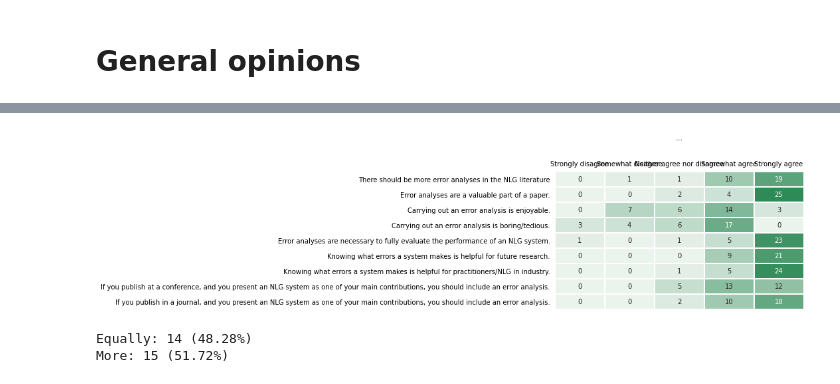
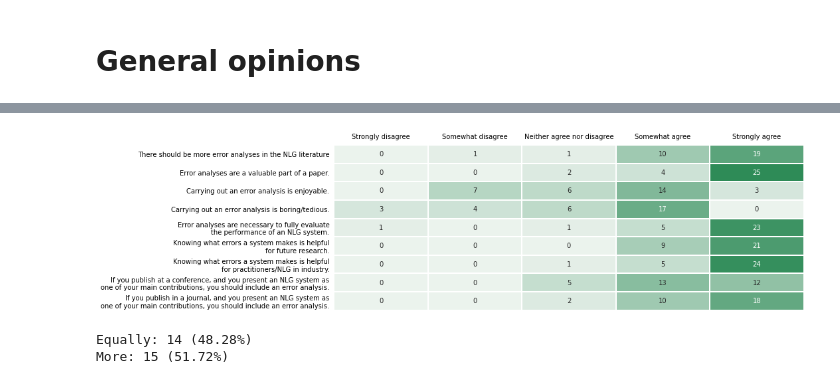
Before and after one commit to evanmiltenburg/ErrorAnalysisSurvey, a Jupyter notebook: Results/Analysis.ipynb, the cells around one changed output, grey strips where cells are left out. Drawn from its saved outputs; the diff is of its cells as text; code cells hidden in the pictures.

```diff
--- a/Results/Analysis.ipynb
+++ b/Results/Analysis.ipynb
@@ -28,7 +28,7 @@ def get_questions(question, number):
     texts = []
     for i in range(1,number+1):
         item = f'Q{question}_{i}'
-        text = questions[item]
+        text = QUESTIONS[item]
         text = text.split('-')[-1].strip()
         texts.append(text)
     return texts
@@ -87,7 +87,7 @@ def write_texts(texts, filename):
         writer.writerow(['identifier', 'comment', 'code'])
         writer.writerows([row + ['Original comment'] for row in texts])
 # %%
-df = pd.read_excel("[Distributed] Perceptions of Error Analysis_February 28, 2022_03.47.xlsx")
+df = pd.read_excel("[Distributed] Perceptions of Error Analysis_March 1, 2022_09.00.xlsx")
 df = df.fillna('')
 records = df.to_dict("records")
 # %%
@@ -394,7 +394,7 @@ df = df.pivot(index='question', columns='answer', values='percentage')
 # Reorder columns:
 df = df[['Strongly disagree', 'Somewhat disagree', 'Neither agree nor disagree', 'Somewhat agree', 'Strongly agree']]
 
-plt.rcParams["figure.figsize"] = (15,3)
+plt.rcParams["figure.figsize"] = (15,4)
 ax = sns.heatmap(df,cmap=sns.light_palette("seagreen", as_cmap=True),linewidth=1,cbar=False,annot=True)
 ax.xaxis.tick_top()
 plt.xticks(np.arange(5) + 0.5, labels=answers)
@@ -493,3 +493,18 @@ R_12RQqpVGE2qYoq3 In my case, no, because, as mentioned, given my age (nearly 74
 ----
 # %% [markdown]
 # General opinions
+# %%
+def insert(word, phrase, position):
+    "Insert token into phrase, at position."
+    tokens = phrase.split()
+    new_tokens = tokens[:position] + [word] + tokens[position:]
+    new_phrase = ' '.join(new_tokens).replace(' \n ','\n')
+    return new_phrase
+
+modified_questions = get_questions(18,9)
+modified_questions[4] = insert('\n', modified_questions[4],7)
+modified_questions[5] = insert('\n', modified_questions[5],8)
+modified_questions[6] = insert('\n', modified_questions[6],8)
+modified_questions[7] = insert('\n', modified_questions[7],13)
+modified_questions[8] = insert('\n', modified_questions[8],13)
+modified_questions
@@ -496,33 +521,33 @@ R_12RQqpVGE2qYoq3 In my case, no, because, as mentioned, given my age (nearly 74
 # %%
 answers = ['Strongly disagree', 'Somewhat disagree', 'Neither agree nor disagree', 'Somewhat agree', 'Strongly agree']
 records = []
 for question, counts in underscored(18,9,consented).items():
     for answer in answers:
         percentage = 0
         if answer in counts:
             percentage = counts[answer]['number']
         record = dict(question=question, answer=answer, percentage=percentage)
         records.append(record)
 
 df = pd.DataFrame(records)
 # Pivot to make a square table:
 df = df.pivot(index='question', columns='answer', values='percentage')
 # Reorder columns:
 df = df[['Strongly disagree', 'Somewhat disagree', 'Neither agree nor disagree', 'Somewhat agree', 'Strongly agree']]
 
 plt.rcParams["figure.figsize"] = (15,4)
 ax = sns.heatmap(df,cmap=sns.light_palette("seagreen", as_cmap=True),linewidth=1,cbar=False,annot=True)
 ax.xaxis.tick_top()
 plt.xticks(np.arange(5) + 0.5, labels=answers)
-plt.yticks(np.arange(9) + 0.5, labels=get_questions(18,9))
+plt.yticks(np.arange(9) + 0.5, labels=modified_questions)
 plt.tick_params(top=False,left=False)
 plt.xlabel('')
 plt.ylabel('')
-plt.title("...", y=1.2)
+#plt.title("...", y=1.2)
 plt.tight_layout()
 plt.savefig("Q18.pdf")
 # %% [output]
-[figure, old version]
+[figure, new version]
 # %%
 # More/less/equally likely to include error analysis in journal
 basic_stats(consented, 'Q19')
```
Also changed, not shown: parts of 4 cells of this notebook, 6 other files.
